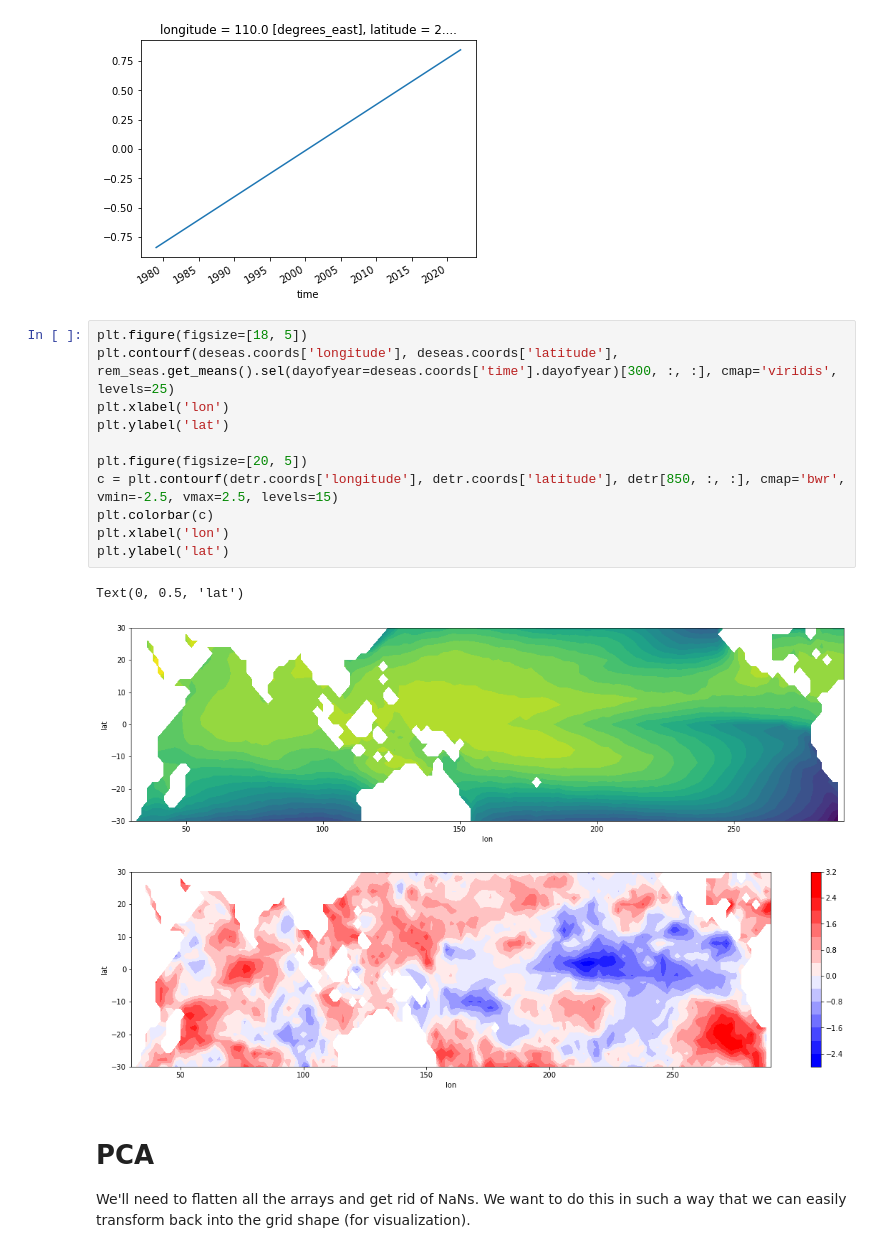
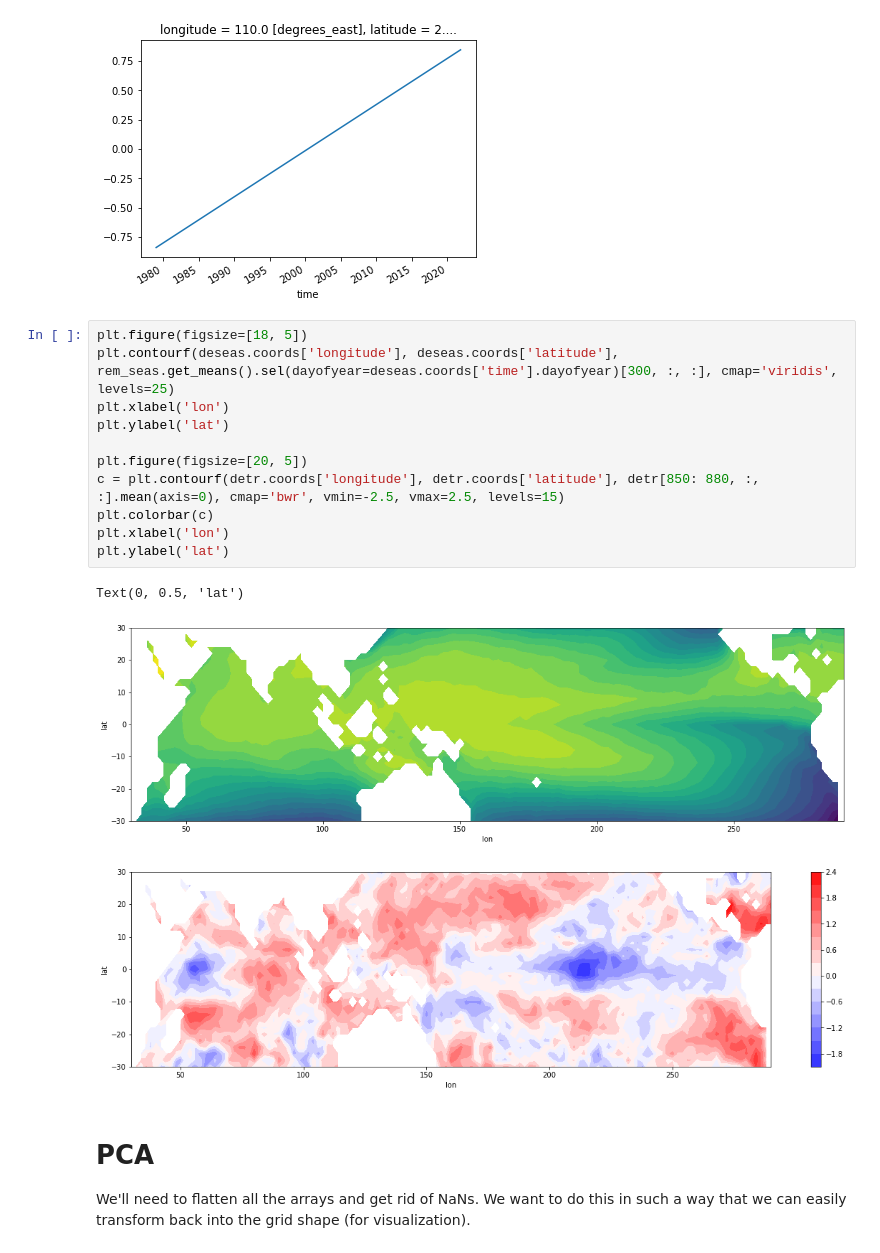
Before and after one commit to lucien-sim/sst_model, a Jupyter notebook: notebooks/lim_construction.ipynb, the cells around one changed output. Saved outputs shown, nothing was run; the diff lists cells and outputs as text.

```diff
--- a/notebooks/lim_construction.ipynb
+++ b/notebooks/lim_construction.ipynb
@@ -58,18 +58,18 @@ plt.show()
 # %%
 plt.figure(figsize=[18, 5])
 plt.contourf(deseas.coords['longitude'], deseas.coords['latitude'], rem_seas.get_means().sel(dayofyear=deseas.coords['time'].dayofyear)[300, :, :], cmap='viridis', levels=25)
 plt.xlabel('lon')
 plt.ylabel('lat')
 
 plt.figure(figsize=[20, 5])
-c = plt.contourf(detr.coords['longitude'], detr.coords['latitude'], detr[850, :, :], cmap='bwr', vmin=-2.5, vmax=2.5, levels=15)
+c = plt.contourf(detr.coords['longitude'], detr.coords['latitude'], detr[850: 880, :, :].mean(axis=0), cmap='bwr', vmin=-2.5, vmax=2.5, levels=15)
 plt.colorbar(c)
 plt.xlabel('lon')
 plt.ylabel('lat')
 # %% [output]
 Text(0, 0.5, 'lat')
 [figure]
-[figure, old version]
+[figure, new version]
 # %% [markdown]
 # PCA
 
```
Also changed, not shown: 2 other files.
